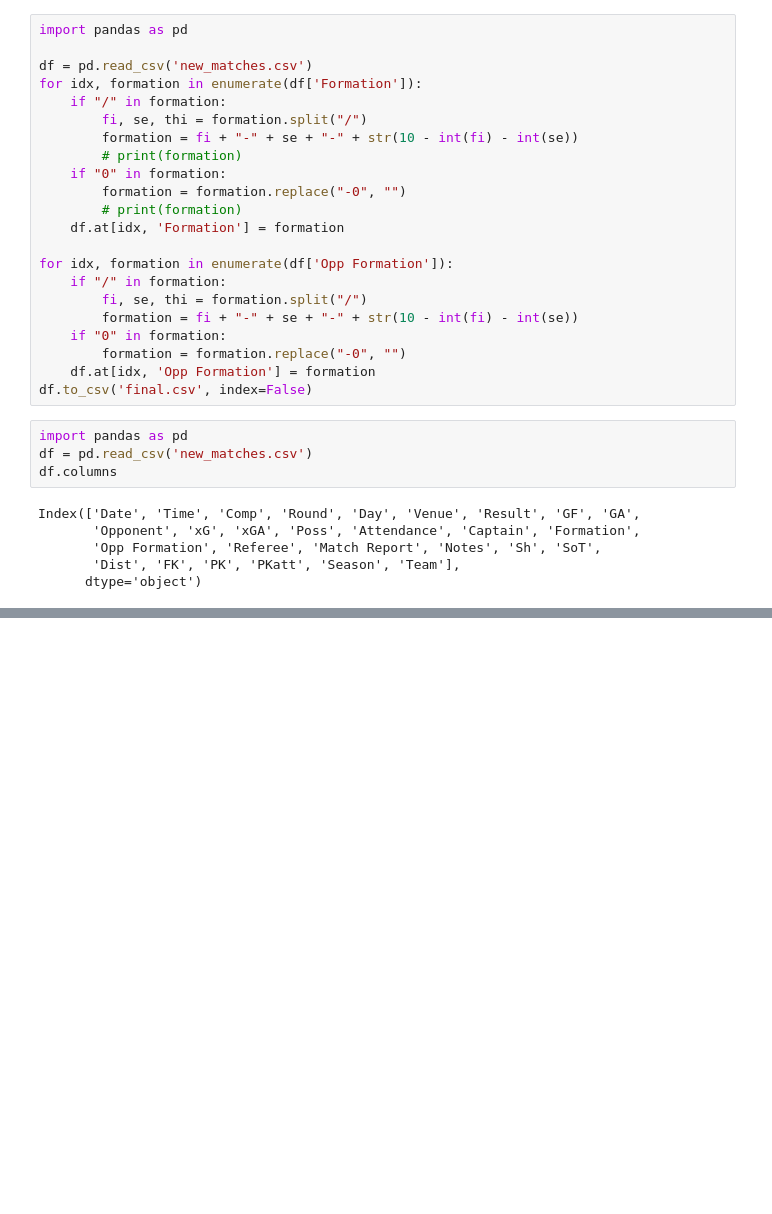
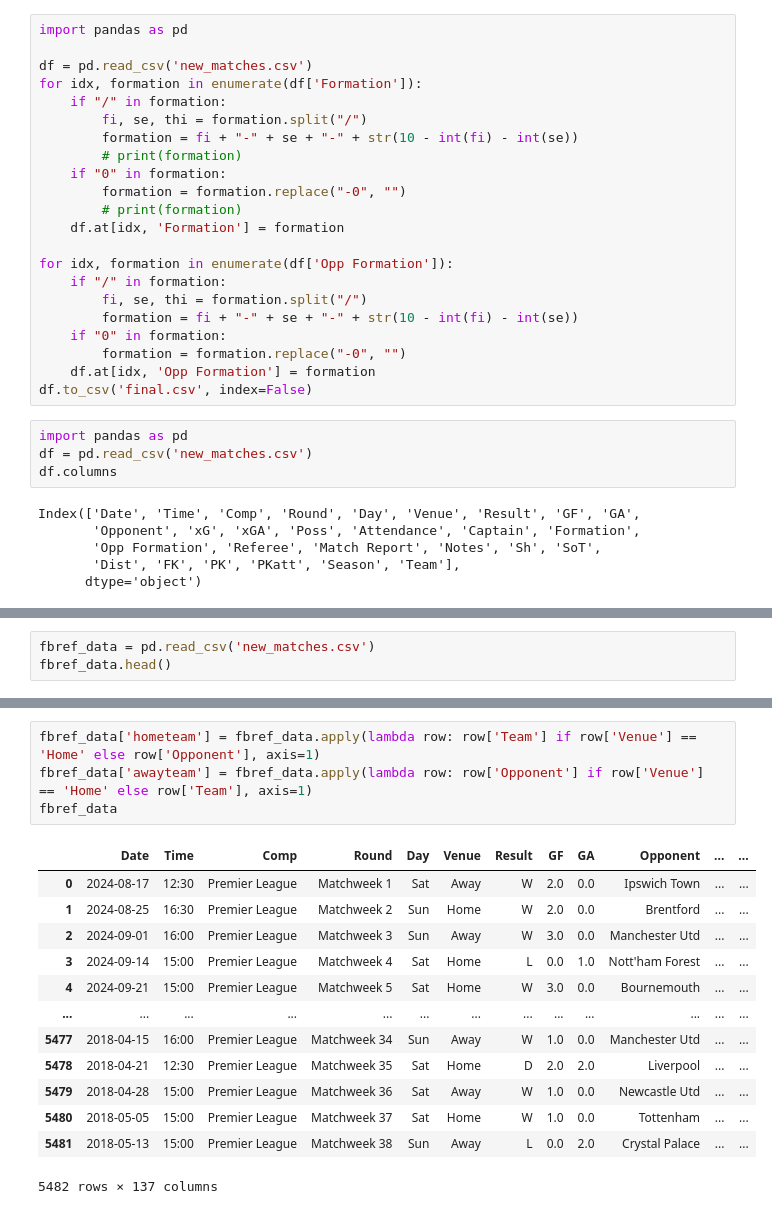
Before and after one commit to Viperoxz/Football-Predicting, a Jupyter notebook: data/crawler.ipynb, the cells around one changed output, grey strips where cells are left out. Saved outputs shown, nothing was run; the diff lists cells and outputs as text; blank space fills up the shorter version.

```diff
--- a/data/crawler.ipynb
+++ b/data/crawler.ipynb
@@ -539,0 +644,3 @@ Index(['Date', 'Time', 'Comp', 'Round', 'Day', 'Venue', 'Result', 'GF', 'GA',
+# %%
+fbref_data = pd.read_csv('new_matches.csv')
+fbref_data.head()
@@ -539,0 +696,18 @@ Index(['Date', 'Time', 'Comp', 'Round', 'Day', 'Venue', 'Result', 'GF', 'GA',
+# %%
+fbref_data['hometeam'] = fbref_data.apply(lambda row: row['Team'] if row['Venue'] == 'Home' else row['Opponent'], axis=1)
+fbref_data['awayteam'] = fbref_data.apply(lambda row: row['Opponent'] if row['Venue'] == 'Home' else row['Team'], axis=1)
+fbref_data
+# %% [output]
+|  | Date | Time | Comp | Round | Day | Venue | Result | GF | GA | Opponent | ... | ... |
+| 0 | 2024-08-17 | 12:30 | Premier League | Matchweek 1 | Sat | Away | W | 2.0 | 0.0 | Ipswich Town | ... | ... |
+| 1 | 2024-08-25 | 16:30 | Premier League | Matchweek 2 | Sun | Home | W | 2.0 | 0.0 | Brentford | ... | ... |
+| 2 | 2024-09-01 | 16:00 | Premier League | Matchweek 3 | Sun | Away | W | 3.0 | 0.0 | Manchester Utd | ... | ... |
+| 3 | 2024-09-14 | 15:00 | Premier League | Matchweek 4 | Sat | Home | L | 0.0 | 1.0 | Nott'ham Forest | ... | ... |
+| 4 | 2024-09-21 | 15:00 | Premier League | Matchweek 5 | Sat | Home | W | 3.0 | 0.0 | Bournemouth | ... | ... |
+| ... | ... | ... | ... | ... | ... | ... | ... | ... | ... | ... | ... | ... |
+| 5477 | 2018-04-15 | 16:00 | Premier League | Matchweek 34 | Sun | Away | W | 1.0 | 0.0 | Manchester Utd | ... | ... |
+| 5478 | 2018-04-21 | 12:30 | Premier League | Matchweek 35 | Sat | Home | D | 2.0 | 2.0 | Liverpool | ... | ... |
+| 5479 | 2018-04-28 | 15:00 | Premier League | Matchweek 36 | Sat | Away | W | 1.0 | 0.0 | Newcastle Utd | ... | ... |
+| 5480 | 2018-05-05 | 15:00 | Premier League | Matchweek 37 | Sat | Home | W | 1.0 | 0.0 | Tottenham | ... | ... |
+| 5481 | 2018-05-13 | 15:00 | Premier League | Matchweek 38 | Sun | Away | L | 0.0 | 2.0 | Crystal Palace | ... | ... |
+5482 rows × 137 columns
```
Also changed, not shown: parts of 20 cells of this notebook, 14 other files.
